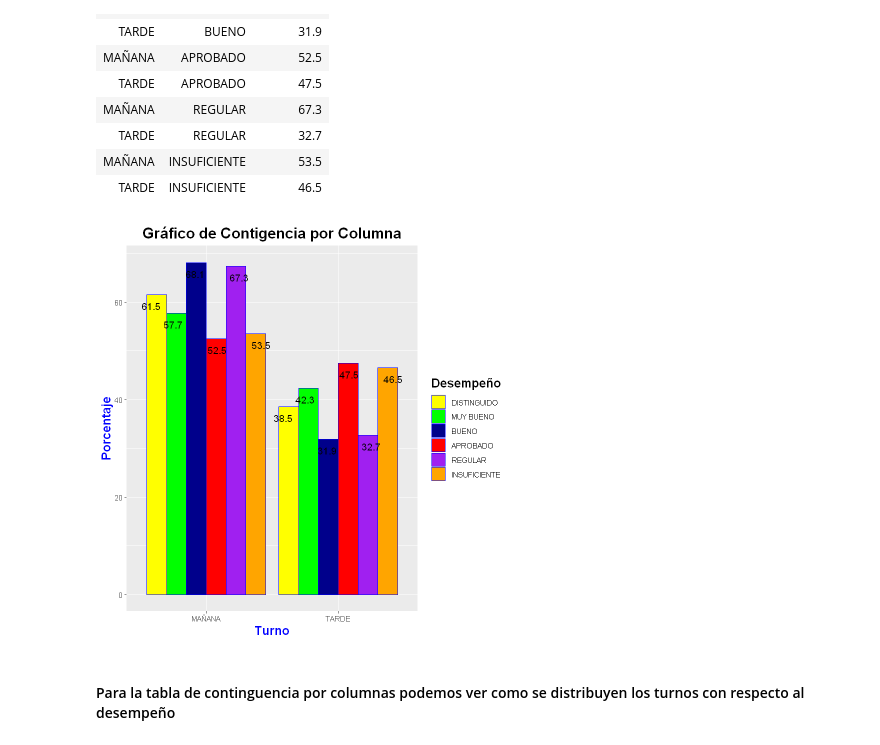
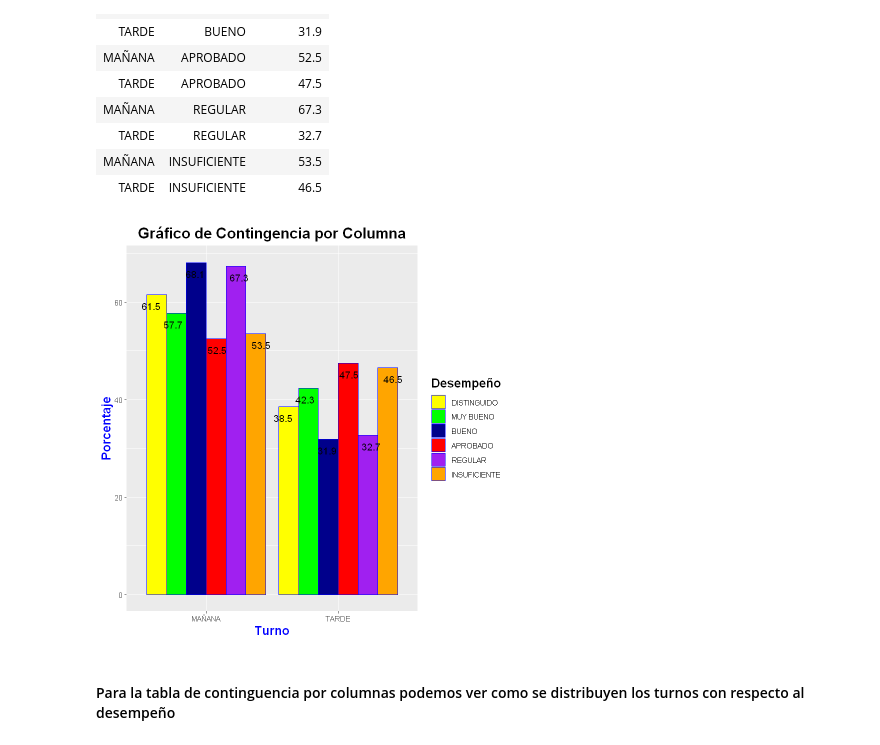
Before and after one commit to Nefertumm/EDM_2023, a Jupyter notebook: Dataset_escuelas/TP1.ipynb, the cells around one changed output. Cells and saved outputs as stored; diff of their text form; code cells hidden in the pictures.

```diff
--- a/Dataset_escuelas/TP1.ipynb
+++ b/Dataset_escuelas/TP1.ipynb
@@ -3353,17 +3353,17 @@ A data.frame: 12 × 3
 # %%
 #horizontal coord_flip()
 ggplot(data=datos,aes(x=Turno,y=Porcentaje,fill=Desempeño))+
   geom_bar(stat="identity",colour="blue",position="dodge")+
   scale_fill_manual(values=c("yellow","green", "darkblue", "red", "purple", "orange"))+
  geom_text(aes(label=Porcentaje),hjust=0.5, vjust=2, position = position_dodge(width = 1),size = 4, color = "Black")+
    xlab("Turno")+
   ylab("Porcentaje")+
- ggtitle("Gráfico de Contigencia por Columna") +
+ ggtitle("Gráfico de Contingencia por Columna") +
  theme(axis.title = element_text(size = 15, color = "blue", face = "bold"))+
  theme(title = element_text(size = 15, color = "black", face = "bold"))+
   theme(plot.title = element_text(hjust = 0.5)) #centra titulo
 # %% [output]
-[figure, old version]
+[figure, new version]
 # %% [markdown]
 #### Para la tabla de continguencia por columnas podemos ver como se distribuyen los turnos con respecto al desempeño
 # %% [markdown]
```
Also changed, not shown: parts of 37 cells of this notebook.
